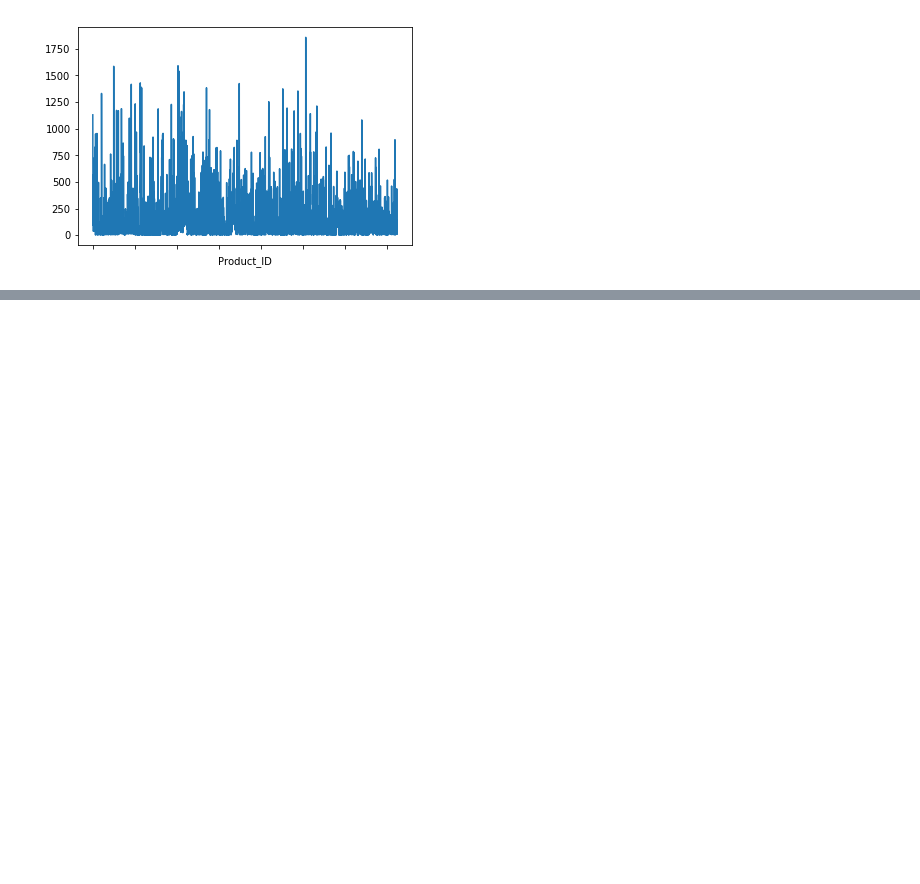
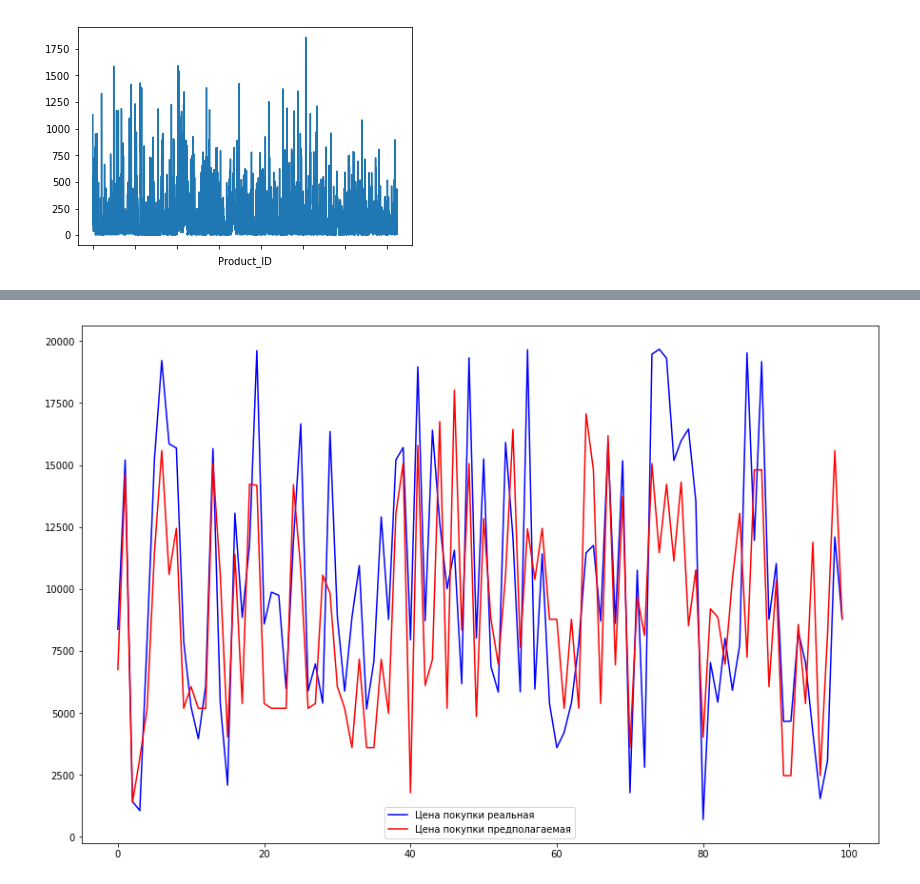
Before and after one commit to Paz4/PythonAnalyzeOfBlackFriday, a Jupyter notebook: BlackFridayAnalysisProject/Analyze of Product_Categories.ipynb, the cells around one changed output, grey strips where cells are left out. Cells and saved outputs as stored; diff of their text form; code cells hidden in the pictures; blank space fills up the shorter version.

Commit message:
Prediction of price by categories
Created a model of price prediction by categories

```diff
--- a/BlackFridayAnalysisProject/Analyze of Product_Categories.ipynb
+++ b/BlackFridayAnalysisProject/Analyze of Product_Categories.ipynb
@@ -165,0 +209,2 @@ prod_price.plot()
+# %%
+dummies3 = pd.concat([dummies3, dummies2['Purchase']], axis=1)
@@ -165,0 +215,10 @@ prod_price.plot()
+# %%
+train_cols = dummies3.columns[1:]
+
+# Index([gre, gpa, prestige_2, prestige_3, prestige_4], dtype=object)
+
+reg = sm.OLS(dummies3['Purchase'], dummies3[train_cols])
+
+# fit the model
+
+result = reg.fit()
@@ -165,0 +357,6 @@ prod_price.plot()
+# %%
+dummies6 = dummies2[dummies2.index < 100]
+# %%
+# make predictions on the enumerated dataset
+
+dummies6['Predict_Purchase'] = result.predict(dummies6[train_cols])
@@ -165,0 +404,8 @@ prod_price.plot()
+# %%
+f,ax = plt.subplots(figsize=(15,10))
+plt.plot(dummies6.index, dummies6['Purchase'], 'b-', label='Цена покупки реальная')
+plt.plot(dummies6.index, dummies6['Predict_Purchase'], 'r-', label='Цена покупки предполагаемая')
+plt.legend(loc='best')
+plt.show()
+# %% [output]
+[figure, added]
```
Also changed, not shown: parts of 18 cells of this notebook.
